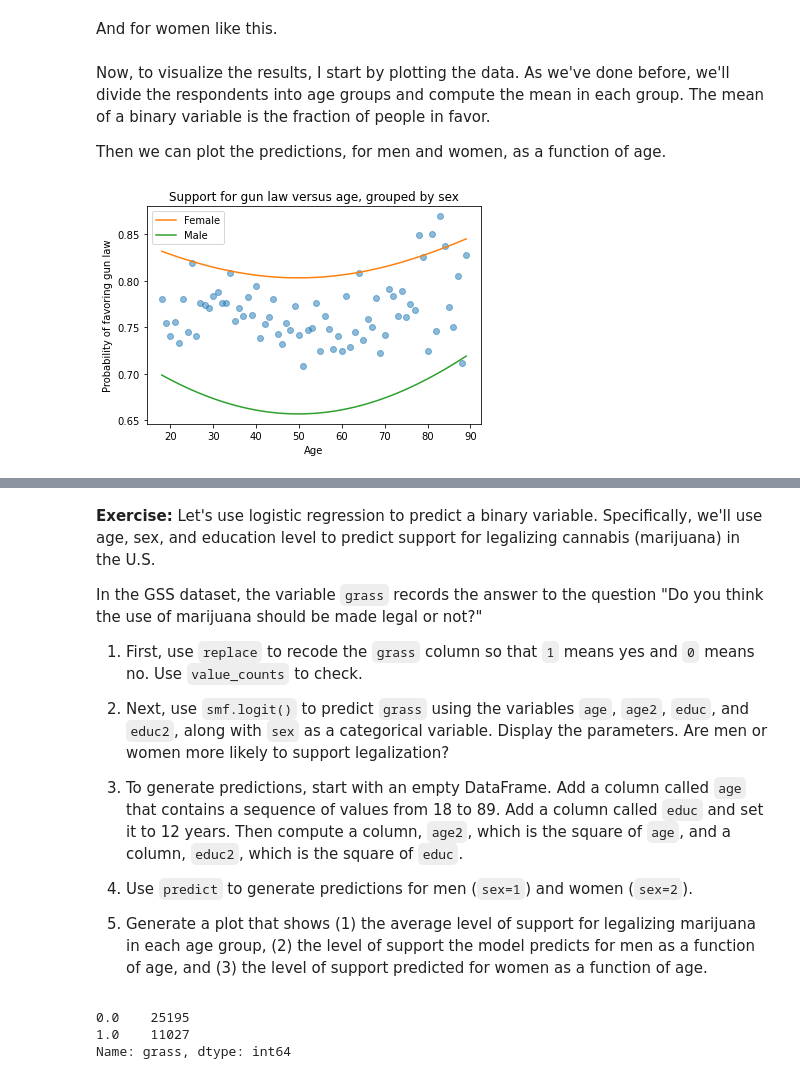
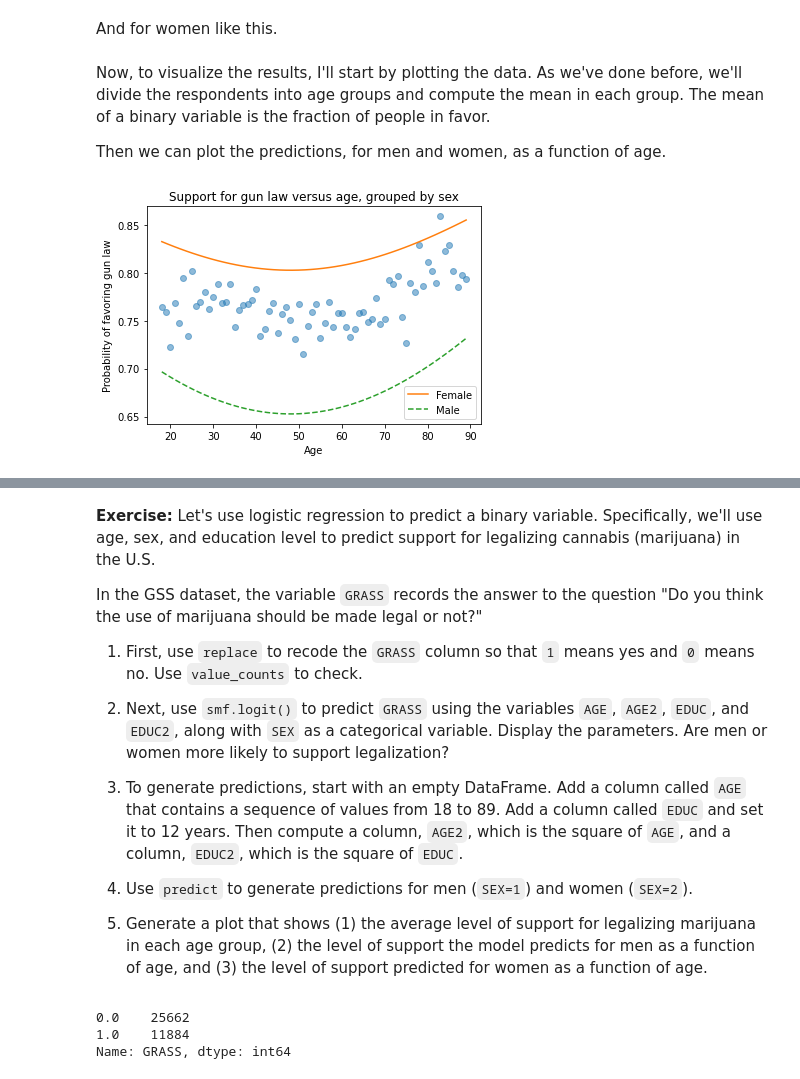
Before and after one commit to AllenDowney/ElementsOfDataScience, a Jupyter notebook: _sources/10_regression.ipynb, the cells around one changed output, grey strips where cells are left out. Cells and saved outputs as stored; diff of their text form; code cells hidden in the pictures.

```diff
--- a/_sources/10_regression.ipynb
+++ b/_sources/10_regression.ipynb
@@ -591,5 +593,5 @@ First we need a DataFrame with `age` and `educ`.
 # %%
 df = pd.DataFrame()
-df['age'] = np.linspace(18, 89)
-df['educ'] = 12
+df['AGE'] = np.linspace(18, 89)
+df['EDUC'] = 12
 # %% [markdown]
@@ -597,33 +599,33 @@ Then we can compute `age2` and `educ2`.
 # %%
-df['age2'] = df['age']**2
-df['educ2'] = df['educ']**2
+df['AGE2'] = df['AGE']**2
+df['EDUC2'] = df['EDUC']**2
 # %% [markdown]
 We can generate predictions for men like this.
 # %%
-df['sex'] = 1
+df['SEX'] = 1
 pred1 = results.predict(df)
 # %% [markdown]
 And for women like this.
 # %%
-df['sex'] = 2
+df['SEX'] = 2
 pred2 = results.predict(df)
 # %% [markdown]
-Now, to visualize the results, I start by plotting the data.  As we've done before, we'll divide the respondents into age groups and compute the mean in each group.  The mean of a binary variable is the fraction of people in favor.
+Now, to visualize the results, I'll start by plotting the data.  As we've done before, we'll divide the respondents into age groups and compute the mean in each group.  The mean of a binary variable is the fraction of people in favor.
 
 Then we can plot the predictions, for men and women, as a function of age.
 # %%
-grouped = gss.groupby('age')
-favor_by_age = grouped['gunlaw'].mean()
+grouped = gss.groupby('AGE')
+favor_by_age = grouped['GUNLAW'].mean()
 plt.plot(favor_by_age, 'o', alpha=0.5)
 
-plt.plot(df['age'], pred2, label='Female')
-plt.plot(df['age'], pred1, label='Male')
+plt.plot(df['AGE'], pred2, label='Female')
+plt.plot(df['AGE'], pred1, '--', label='Male')
 
 plt.xlabel('Age')
 plt.ylabel('Probability of favoring gun law')
 plt.title('Support for gun law versus age, grouped by sex')
 plt.legend();
 # %% [output]
-[figure, old version]
+[figure, new version]
 # %% [markdown]
 According to the model, people near age 50 are least likely to support gun control (at least as this questions was posed).
@@ -636,27 +636,26 @@ In the exercises, you'll explore the factors that predict support for legalizing
 # %% [markdown]
 **Exercise:** Let's use logistic regression to predict a binary variable.  Specifically, we'll use age, sex, and education level to predict support for legalizing cannabis (marijuana) in the U.S.
 
-In the GSS dataset, the variable `grass` records the answer to the question "Do you think the use of marijuana should be made legal or not?"
+In the GSS dataset, the variable `GRASS` records the answer to the question "Do you think the use of marijuana should be made legal or not?"
 
-1. First, use `replace` to recode the `grass` column so that `1` means yes and `0` means no.  Use `value_counts` to check.
+1. First, use `replace` to recode the `GRASS` column so that `1` means yes and `0` means no.  Use `value_counts` to check.
 
-2. Next, use `smf.logit()` to predict `grass` using the variables `age`, `age2`, `educ`, and `educ2`, along with `sex` as a categorical variable.  Display the parameters.  Are men or women more likely to support legalization?
+2. Next, use `smf.logit()` to predict `GRASS` using the variables `AGE`, `AGE2`, `EDUC`, and `EDUC2`, along with `SEX` as a categorical variable.  Display the parameters.  Are men or women more likely to support legalization?
 
-3. To generate predictions, start with an empty DataFrame.  Add a column called `age` that contains a sequence of values from 18 to 89.  Add a column called `educ` and set it to 12 years.  Then compute a column, `age2`, which is the square of `age`, and a column, `educ2`, which is the square of `educ`.
+3. To generate predictions, start with an empty DataFrame.  Add a column called `AGE` that contains a sequence of values from 18 to 89.  Add a column called `EDUC` and set it to 12 years.  Then compute a column, `AGE2`, which is the square of `AGE`, and a column, `EDUC2`, which is the square of `EDUC`.
 
-4. Use `predict` to generate predictions for men (`sex=1`) and women (`sex=2`).
+4. Use `predict` to generate predictions for men (`SEX=1`) and women (`SEX=2`).
 
 5. Generate a plot that shows (1) the average level of support for legalizing marijuana in each age group, (2) the level of support the model predicts for men as a function of age, and (3) the level of support predicted for women as a function of age.
 # %%
 # Solution
 
-# Recode grass
-gss['grass'].replace(2, 0, inplace=True)
-gss['grass'].value_counts()
+gss['GRASS'].replace(2, 0, inplace=True)
+gss['GRASS'].value_counts()
 # %% [output]
-0.0    25195
-1.0    11027
-Name: grass, dtype: int64
+0.0    25662
+1.0    11884
+Name: GRASS, dtype: int64
 # %%
 # Solution
 
```
Also changed, not shown: parts of 82 cells of this notebook, 18 other files.
